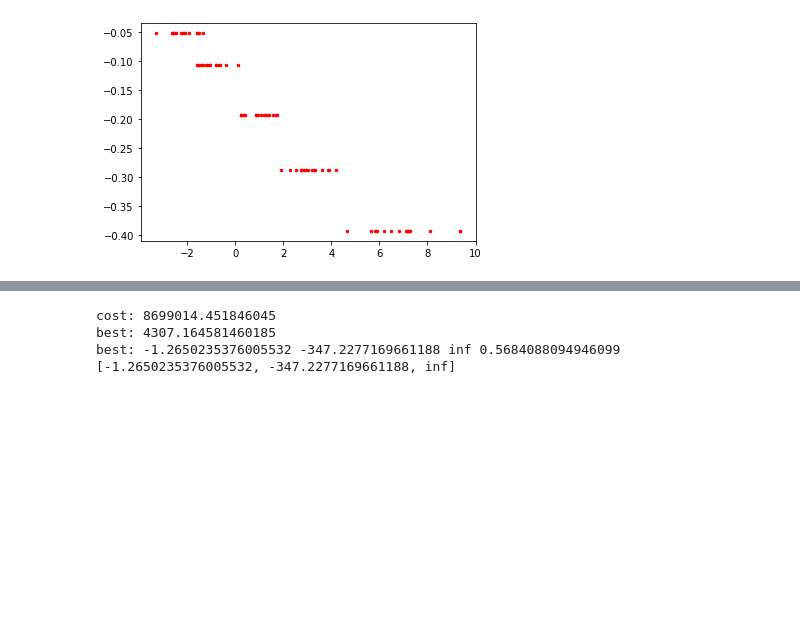
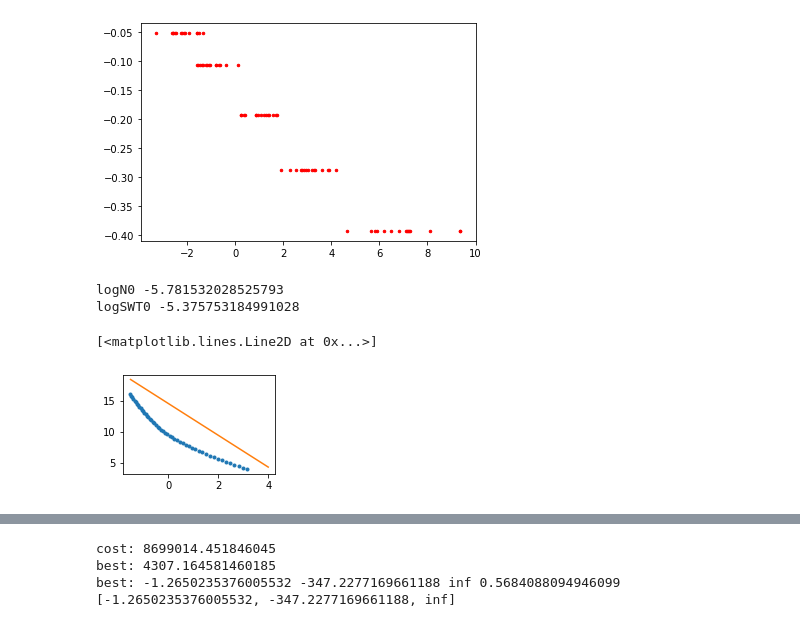
Before and after one commit to arpitvaghela/Fatigue-and-Fracture-Modeling-using-Probability, a Jupyter notebook: parameter_predic.ipynb, the cells around one changed output, grey strips where cells are left out. Cells and saved outputs as stored; diff of their text form; code cells hidden in the pictures; blank space fills up the shorter version.

```diff
--- a/parameter_predic.ipynb
+++ b/parameter_predic.ipynb
@@ -198,6 +198,65 @@ plt.plot(np.log(Nf),np.log(stress),'r.',markersize=5)
 # %% [output]
 [<matplotlib.lines.Line2D at 0x...>]
 [figure]
+# %%
+import numpy as np
+import matplotlib.pyplot as plt
+
+def generate_data(
+        Nf=np.linspace(10,10000000,10000),
+        E = 211600,
+        sigma_dash = 952.20,
+        b = -0.0890,
+        epsilon_dash = 0.7371,
+        c = -0.6640
+    ):
+    '''
+        generate_data(Nf,E,sigma_dash,b,epsilon_dash,c)->
+            SWT,strain,stress,Nf (default for S355)
+    '''
+
+    strain =  (sigma_dash/E)*((2*Nf)**b) + epsilon_dash*((2*Nf)**c)
+    stress = sigma_dash*((2*Nf)**b)
+    SWT = strain*stress
+    return SWT,strain,stress,Nf
+
+Nf = 10**np.linspace(1.7,7,50)
+
+SWT,_,_,Nf = generate_data(Nf)
+
+plt.subplot(2,2,1)
+plt.plot(np.log(SWT),np.log(Nf),'.')
+
+def initial_est(x1,x2,x3,y1,y2,y3):
+    c = (x2*(x3-x1)*(y1-y2) - x3*(x2-x1)*(y1-y3)) / ((x3-x1)*(y1-y2)-(x2-x1)*(y1-y3))
+    b = ((y1-y2)*(x2-c)*(x1-c))/(x2-x1)
+    a = y1 - (b/(x1-c))
+    return a,b,c
+
+para = []
+
+for i in range(Nf.size):
+    for j in range(Nf.size):
+        for k in range(Nf.size):
+            if (i!= j and j!=k and i!=k):
+                logN0,K,logSWT0 = initial_est(np.log(SWT[i]),np.log(SWT[j]),np.log(SWT[k]),np.log(Nf[i]),np.log(Nf[j]),np.log(Nf[k]))
+                para.append(np.array([logN0,K,logSWT0]))
+
+print('logN0',np.mean(np.array(para)[:,0]))
+print('logSWT0',np.mean(np.array(para)[:,2]))
+
+logN0 = np.mean(np.array(para)[:,0])
+K = np.mean(np.array(para)[:,1])
+logSWT0 = np.mean(np.array(para)[:,2])
+
+point = np.array([-1.5,4])
+val = logN0 + K/(point-logSWT0)
+plt.plot(point,val)
+# %% [output]
+logN0 -5.781532028525793
+logSWT0 -5.375753184991028
+[<matplotlib.lines.Line2D at 0x...>]
+[figure, added]
 # %%
 Nf_logged=np.log(Nf)
 stress_logged=np.log(stress)
```
Also changed, not shown: parts of 1 cell of this notebook, 1 other file.
